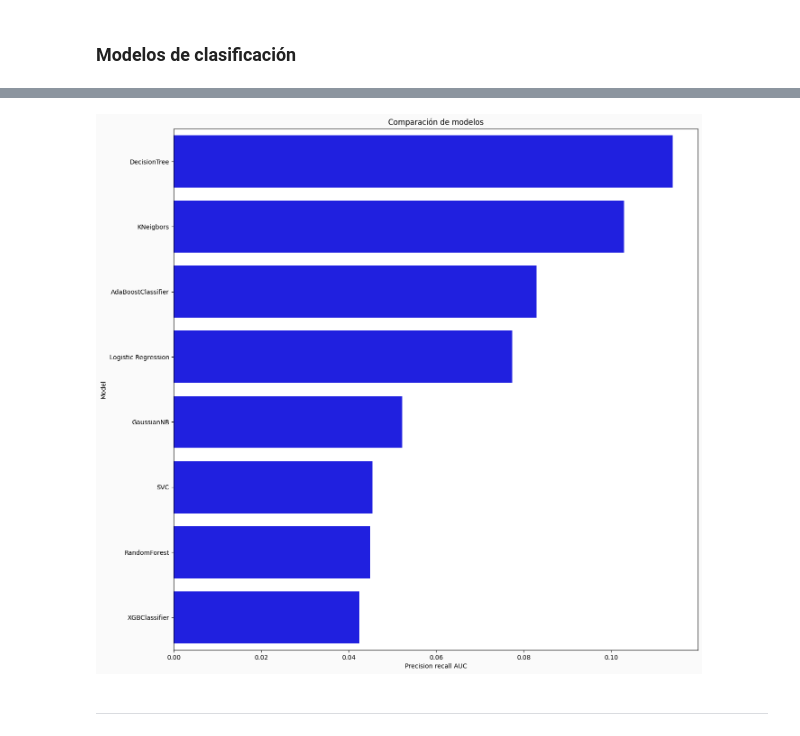
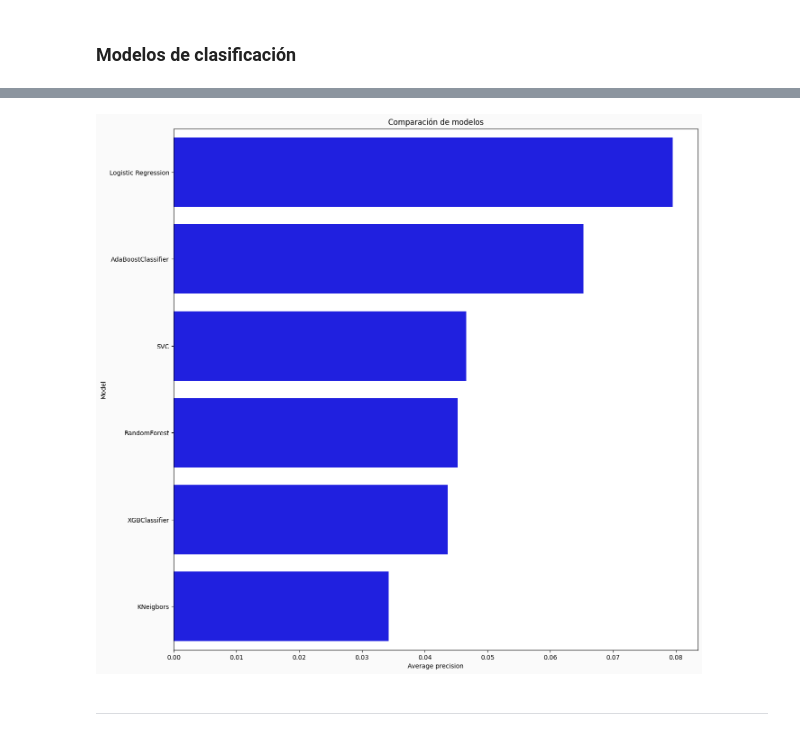
Before and after one commit to antoniocc12/Prediccion-ictus, a Jupyter notebook: notebooks/stroke.ipynb, the cells around one changed output, grey strips where cells are left out. Drawn from its saved outputs; the diff is of its cells as text; code cells hidden in the pictures.

```diff
--- a/notebooks/stroke.ipynb
+++ b/notebooks/stroke.ipynb
@@ -417,7 +417,18 @@ len(df)
 df['gender'] = df['gender'].replace({'Male':0,'Female':1,'Other':-1}).astype(int)
 df['ever_married'] = df['ever_married'].replace({'No':0,'Yes':1}).astype(int)
 df['Residence_type'] = df['Residence_type'].replace({'Rural':0,'Urban':1}).astype(int)
-df.smoking_status = df.smoking_status.fillna('nan')
+df['smoking_status'] = df['smoking_status'].fillna('Unknown')
+# cond1 = df['smoking_status'] == 'Unknown'
+# cond2 = df['smoking_status'] == 'formerly smoked'
+# cond3 = df['smoking_status'] == 'never smoked'
+# cond4 = df['smoking_status'] == 'smokes'
+# df['smoking_status'] = np.where(cond1, -1, np.where(cond3, 0, np.where(cond4, 1, np.where(cond2, 2, -1))))
+# cond1 = df['work_type'] == 'children'
+# cond2 = df['work_type'] == 'Govt_job'
+# cond3 = df['work_type'] == 'Private'
+# cond4 = df['work_type'] == 'Self-employed'
+# cond5 = df['work_type'] == 'Never_worked'
+# df['work_type'] = np.where(cond5, 0, np.where(cond1, 1, np.where(cond2, 2, np.where(cond3, 3, np.where(cond4, 4, -1)))))
 # %%
 numerical_features = ['age', 'avg_glucose_level', 'bmi']
 binary_features = ['gender', 'hypertension', 'heart_disease', 'ever_married', 'Residence_type']
@@ -659,15 +670,13 @@ Wrapper
 ### Modelos de clasificación
 # %%
 models = []
-models.extend(
+models.extend([
         ['XGBClassifier',XGBClassifier(random_state=0)],
         ['Logistic Regression',LogisticRegression(random_state=0)],
         ['SVC',SVC(random_state=0, probability=True)],
         ['KNeigbors',KNeighborsClassifier()],
-        ['GaussianNB',GaussianNB()],
-        ['DecisionTree',DecisionTreeClassifier(random_state=0)],
         ['RandomForest',RandomForestClassifier(random_state=0)],
-        ['AdaBoostClassifier',AdaBoostClassifier()])
+        ['AdaBoostClassifier',AdaBoostClassifier()]])
 # %%
 lst_1 = []
 for m in range(len(models)):
@@ -676,25 +685,15 @@ for m in range(len(models)):
     model.fit(X_train_res,y_train_res)
     y_pred = model.predict(X_test)
     y_prob = model.predict_proba(X_test)[:,1]
-    cm = confusion_matrix(y_test,y_pred)
 
     roc = roc_auc_score(y_test,y_pred)
     precision = precision_score(y_test,y_pred)
     recall = recall_score(y_test,y_pred)
     precisions, recalls, thresholds = precision_recall_curve(y_test, y_prob)
     auc_precision_recall = auc(recalls, precisions)
+    ap = average_precision_score(y_test, y_prob)
+    f1 = f1_score(y_test,y_pred)
 
-    f1 = f1_score(y_test,y_pred)
-    print(models[m][0],':')
-    print(cm)
-    print('Balanced Accuracy Score: {:.2f} %\n',balanced_accuracy_score(y_test,y_pred))
-    print('Accuracy Score: {:.2f} %\n',accuracy_score(y_test,y_pred))
-    print('ROC AUC Score: {:.2f}\n'.format(roc))
-    print('Precision: {:.2f}\n'.format(precision))
-    print('Recall: {:.2f}\n'.format(recall))
-    print('Precision recall curve AUC: {:.2f}\n'.format(auc_precision_recall))
-    print('F1 Score: {:.2f}\n'.format(f1))
-    print('-'*40)
     lst_2.append(models[m][0])
     lst_2.append(balanced_accuracy_score(y_test,y_pred)*100)
     lst_2.append(accuracy_score(y_test,y_pred)*100)
@@ -702,5 +701,6 @@ for m in range(len(models)):
     lst_2.append(precision)
     lst_2.append(recall)
     lst_2.append(auc_precision_recall)
+    lst_2.append(ap)
     lst_2.append(f1)
     lst_1.append(lst_2)
@@ -725,7 +707,6 @@ F1 Score: 0.09
 # %%
-df2 = pd.DataFrame(lst_1, columns=['Model','Balanced Accuracy','Accuracy','ROC_AUC','Precision','Recall','Precision recall AUC','F1 Score'])
-
-df2.sort_values(by='Precision recall AUC', inplace=True, ascending=False)
+df2 = pd.DataFrame(lst_1, columns=['Model','Balanced Accuracy','Accuracy','ROC_AUC','Precision','Recall','Precision recall AUC', 'Average precision', 'F1 Score'])
+df2.sort_values(by='Average precision', inplace=True, ascending=False)
 df2.to_csv(os.path.join(os.path.dirname(os.path.dirname(os.path.abspath('file'))),'data', 'comparaciones.csv'), index=False)
 df2
 # %% [output]
@@ -741,10 +720,10 @@ df2
 # %%
 fig = plt.figure(figsize=(15, 15), facecolor=background_color)
-sns.barplot(x='Precision recall AUC', y='Model', data=df2, color='b')
+sns.barplot(x='Average precision', y='Model', data=df2, color='b')
 plt.title('Comparación de modelos');
 plt.savefig(os.path.join(os.path.dirname(os.path.dirname(os.path.abspath('file'))),'utils', "image", "comp.jpg"))
 # %% [output]
-[figure, old version]
+[figure, new version]
 # %% [markdown]
 -- --
 # %% [markdown]
```
Also changed, not shown: parts of 57 cells of this notebook, 19 other files.
